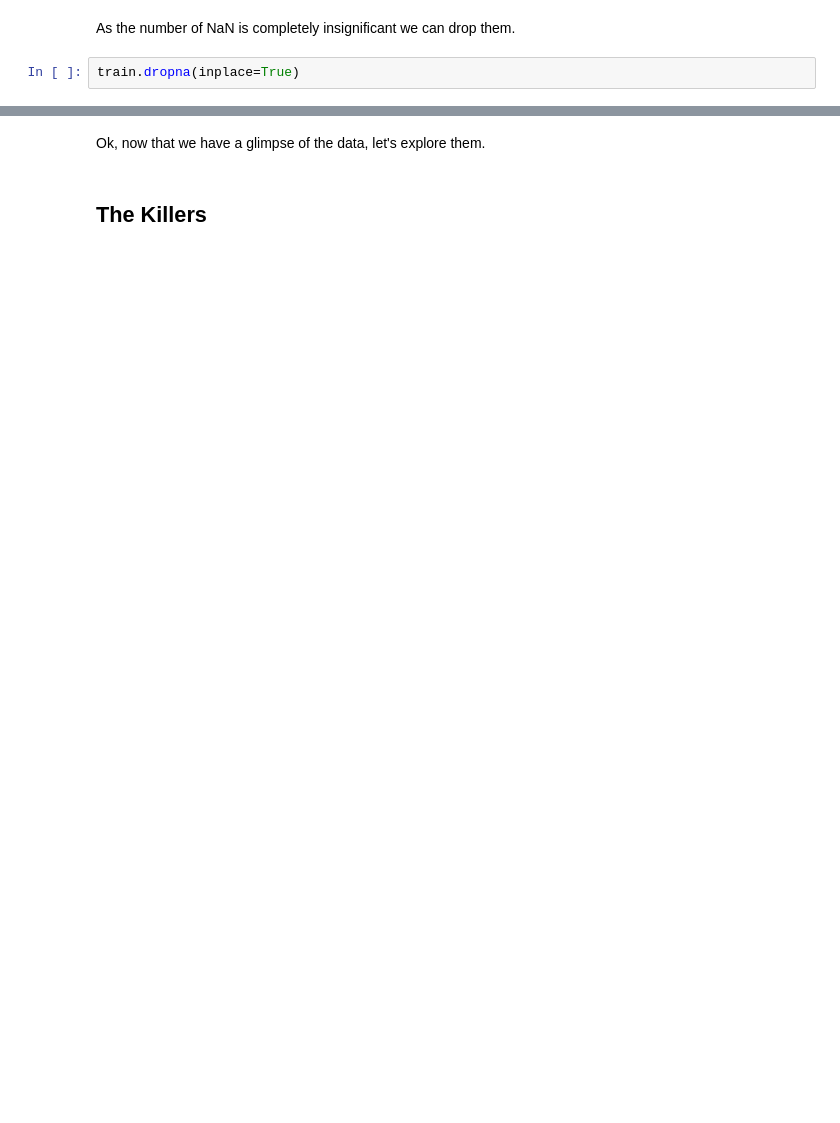
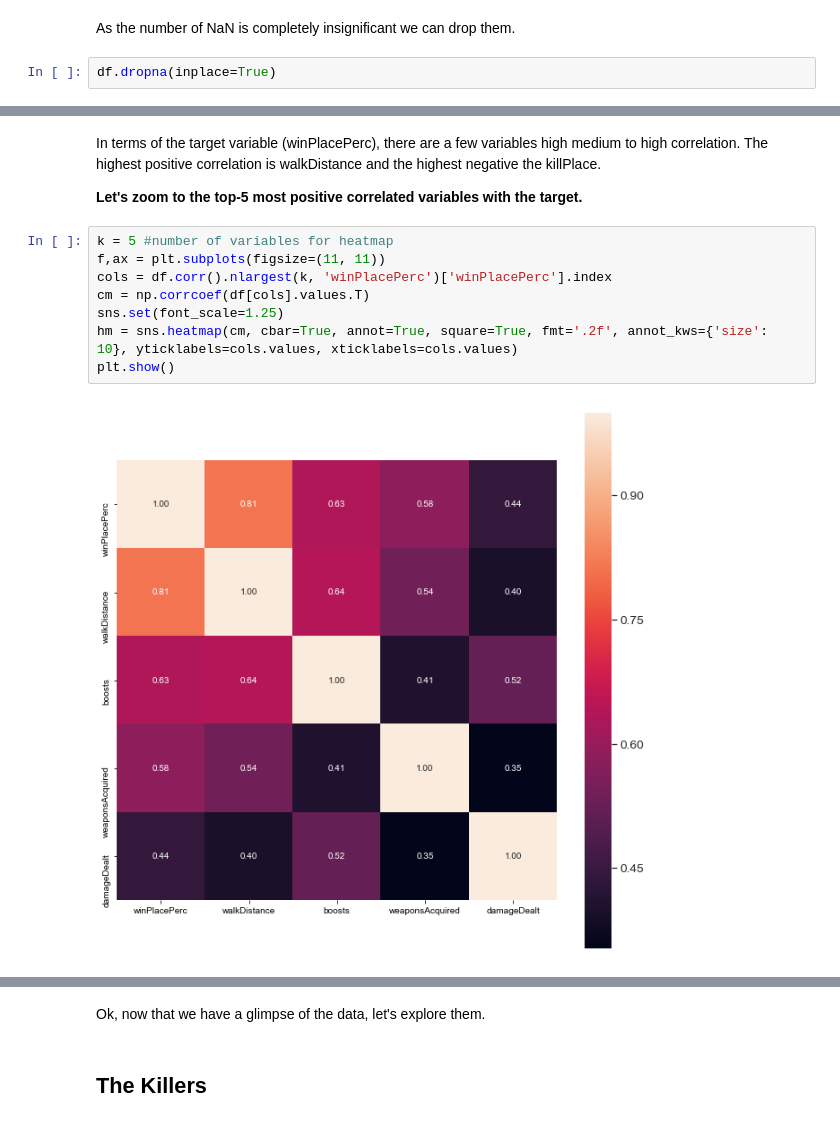
Before and after one commit to jamerico/pubg-data-sciece, a Jupyter notebook: Notebooks/data_visualization.ipynb, the cells around one changed output, grey strips where cells are left out. Drawn from its saved outputs; the diff is of its cells as text; blank space fills up the shorter version.

```diff
--- a/Notebooks/data_visualization.ipynb
+++ b/Notebooks/data_visualization.ipynb
@@ -169,4 +181,4 @@ train.isna().sum()
 # %% [markdown]
 As the number of NaN is completely insignificant we can drop them.
 # %%
-train.dropna(inplace=True)
+df.dropna(inplace=True)
@@ -174,0 +193,14 @@ train.dropna(inplace=True)
+# %% [markdown]
+In terms of the target variable (winPlacePerc), there are a few variables high medium to high correlation. The highest positive correlation is walkDistance and the highest negative the killPlace.
+
+**Let's zoom to the top-5 most positive correlated variables with the target.**
+# %%
+k = 5 #number of variables for heatmap
+f,ax = plt.subplots(figsize=(11, 11))
+cols = df.corr().nlargest(k, 'winPlacePerc')['winPlacePerc'].index
+cm = np.corrcoef(df[cols].values.T)
+sns.set(font_scale=1.25)
+hm = sns.heatmap(cm, cbar=True, annot=True, square=True, fmt='.2f', annot_kws={'size': 10}, yticklabels=cols.values, xticklabels=cols.values)
+plt.show()
+# %% [output]
+[figure, added]
```
Also changed, not shown: parts of 14 cells of this notebook.
